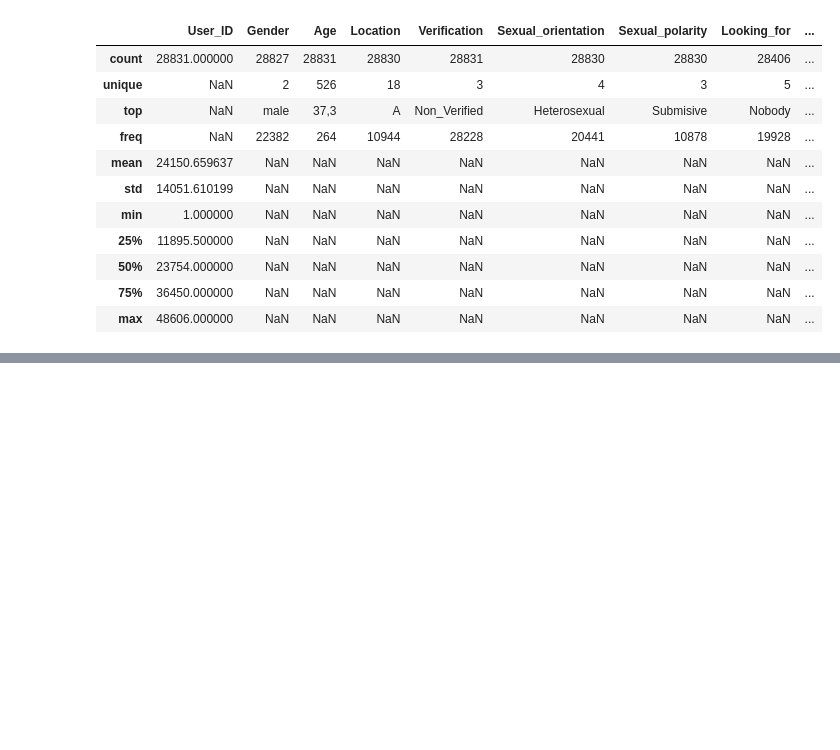
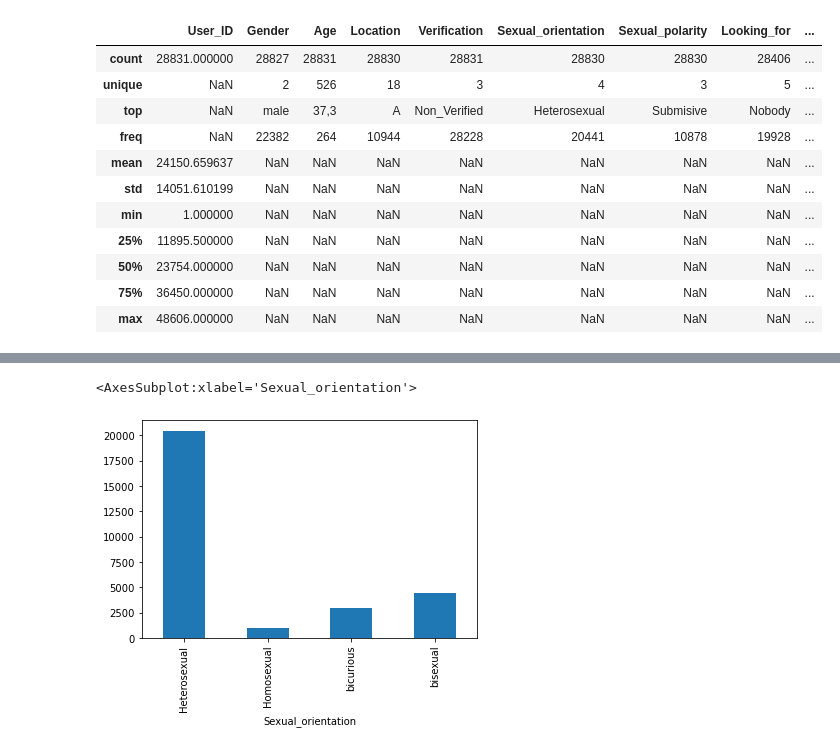
Before and after one commit to joycorrine/springboard, a Jupyter notebook: 2-Capstone/Notebooks/Cap2DataWrangling.ipynb, the cells around one changed output, grey strips where cells are left out. Cells and saved outputs as stored; diff of their text form; code cells hidden in the pictures; blank space fills up the shorter version.

```diff
--- a/2-Capstone/Notebooks/Cap2DataWrangling.ipynb
+++ b/2-Capstone/Notebooks/Cap2DataWrangling.ipynb
@@ -62,0 +142,5 @@ online_data.describe(include = 'all')
+# %%
+online_data.groupby('Sexual_orientation').size().plot(kind='bar')
+# %% [output]
+<AxesSubplot:xlabel='Sexual_orientation'>
+[figure, added]
```
Also changed, not shown: parts of 17 cells of this notebook.
